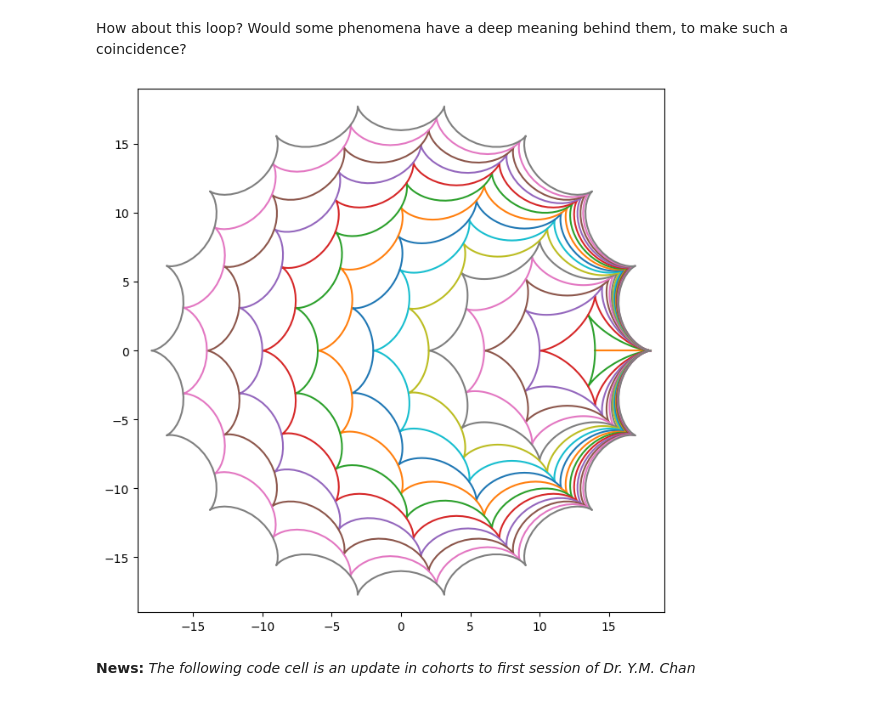
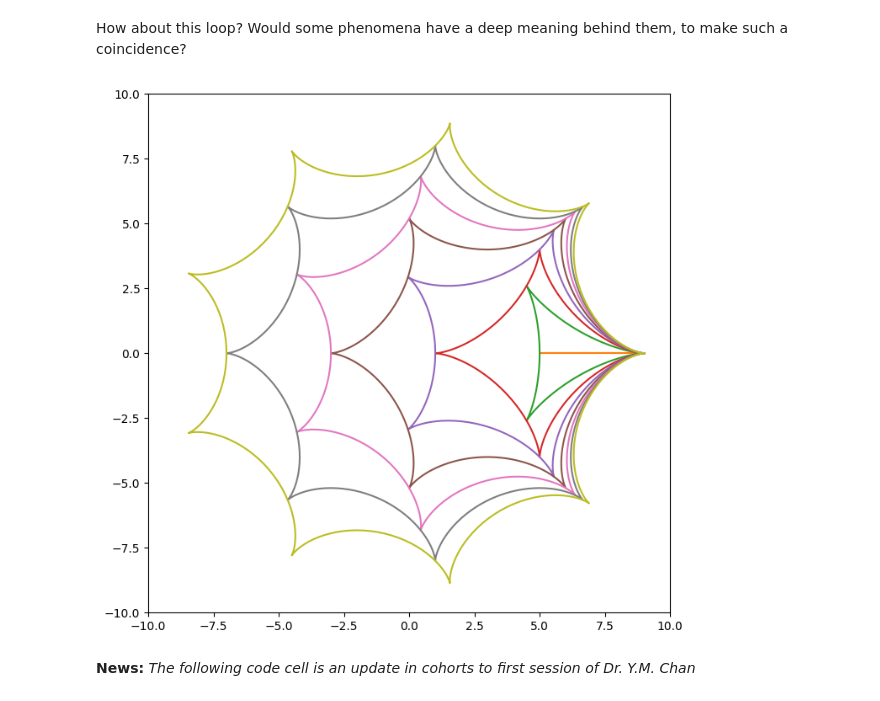
Before and after one commit to EssenceBL/MakingFriends, a Jupyter notebook: From_Spirographs_to_a_Programmable_Environment.ipynb, the cells around one changed output. Cells and saved outputs as stored; diff of their text form; code cells hidden in the pictures.

```diff
--- a/From_Spirographs_to_a_Programmable_Environment.ipynb
+++ b/From_Spirographs_to_a_Programmable_Environment.ipynb
@@ -152,23 +152,23 @@ How about this loop? Would some phenomena have a deep meaning behind them, to ma
 # %%
 def loop2(RR, step=360):
   boundary = RR+1
   r = 1
   a = 1
   for R in range(1,RR+1,1):
     #compute number of cycles to complete the spirograph
     n = int(r/gcdEuclid(R,r))
     s = np.array(range(n*step+1))
     plt.rcParams["figure.figsize"] = (8,8)
     plt.xlim(-boundary,boundary)
     plt.ylim(-boundary,boundary)
     thetas = 2*np.pi*s/step
     xs = (R-r)*np.cos(thetas)+a*np.cos(thetas*(R-r)/r)-R+RR
     ys = (R-r)*np.sin(thetas)-a*np.sin(thetas*(R-r)/r)
     plt.plot(xs, ys)
   plt.show()
-loop2(18, step=360)
+loop2(9, step=360)
 # %% [output]
-[figure, old version]
+[figure, new version]
 # %% [markdown]
 **News:**
 *The following code cell is an update in cohorts to first session of Dr. Y.M. Chan*
```
Also changed, not shown: parts of 1 cell of this notebook.
